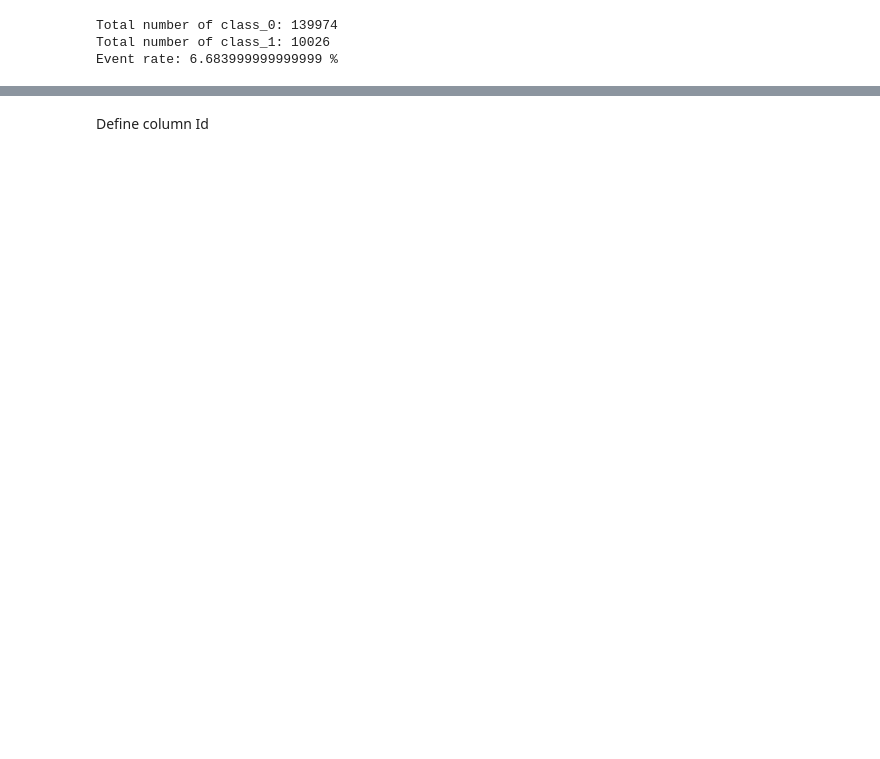
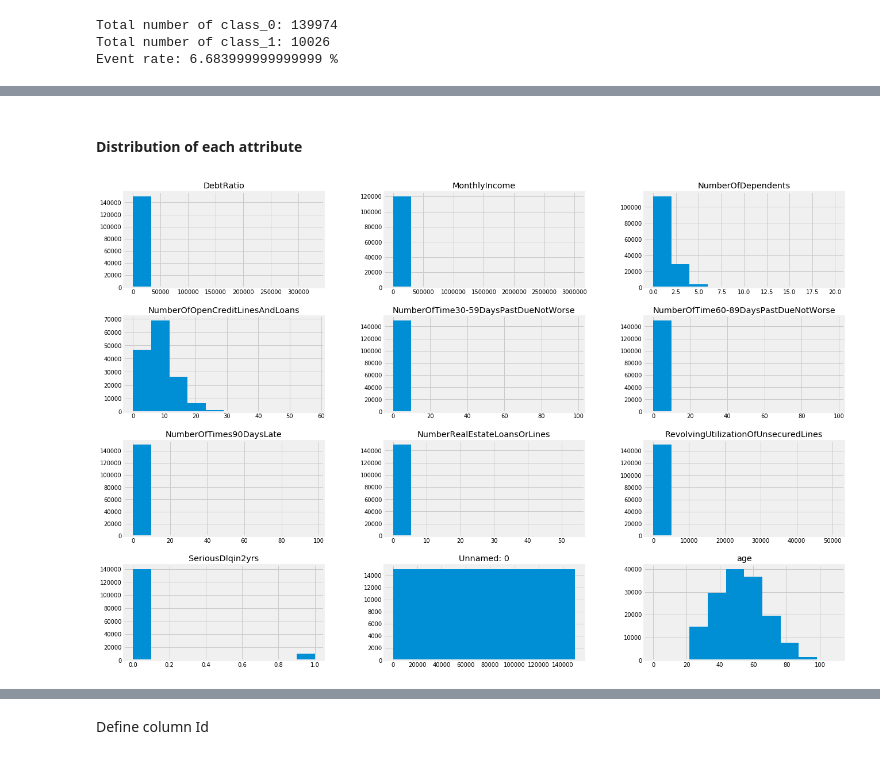
Before and after one commit to Simplon-IA-Bdx-1/give-me-some-credit-broques91, a Jupyter notebook: Give_Me_Some_Credit.ipynb, the cells around one changed output, grey strips where cells are left out. Drawn from its saved outputs; the diff is of its cells as text; code cells hidden in the pictures; blank space fills up the shorter version.

```diff
--- a/Give_Me_Some_Credit.ipynb
+++ b/Give_Me_Some_Credit.ipynb
@@ -136,0 +180,8 @@ Event rate: 6.683999999999999 %
+# %% [markdown]
+#### Distribution of each attribute
+# %%
+plt.rcParams['figure.figsize'] = [20 , 15]
+df_train.hist()
+plt.show()
+# %% [output]
+[figure, added]
```
Also changed, not shown: parts of 57 cells of this notebook, 3 other files.
